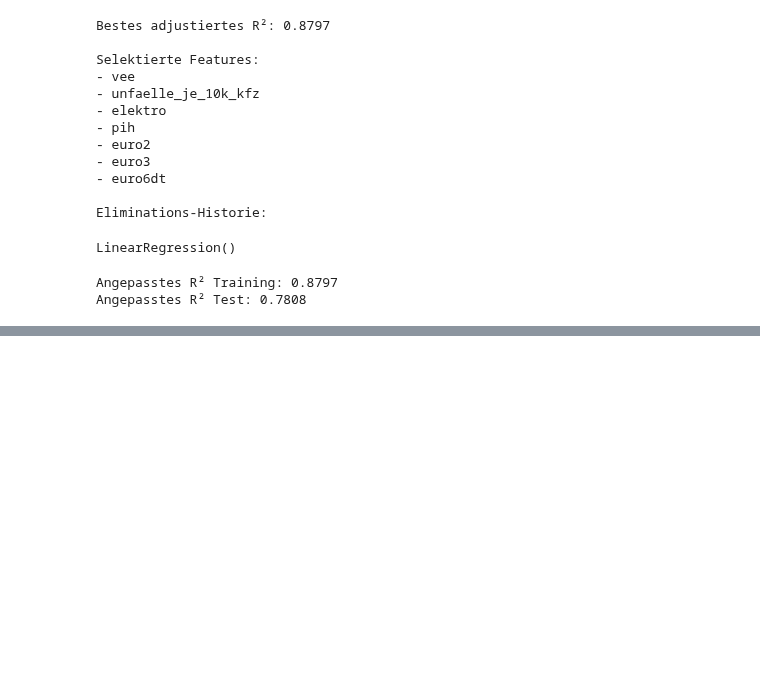
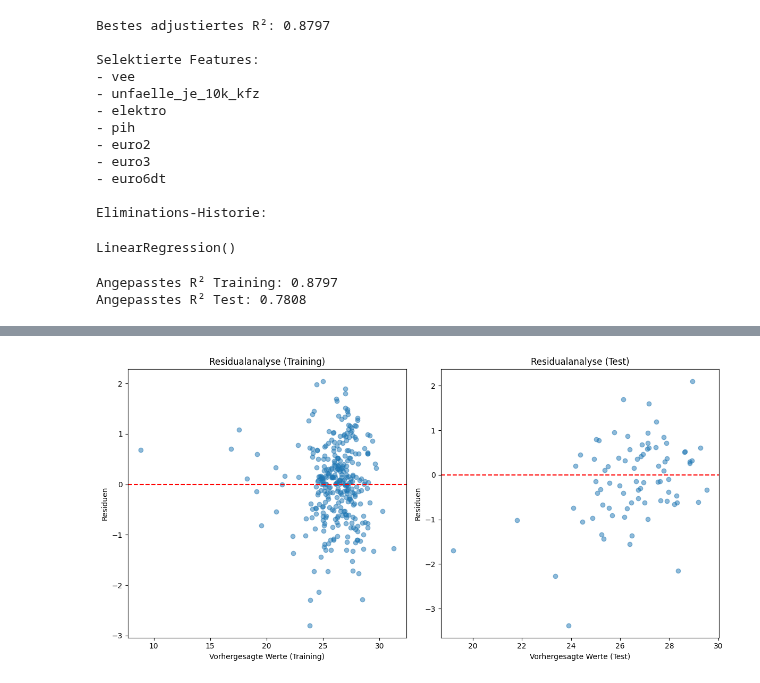
Before and after one commit to mn086/project, a Jupyter notebook: notebooks/03_model-building.ipynb, the cells around one changed output, grey strips where cells are left out. Drawn from its saved outputs; the diff is of its cells as text; code cells hidden in the pictures; blank space fills up the shorter version.

Commit message:
Kreuzvalidierung und Residualanalyse

```diff
--- a/notebooks/03_model-building.ipynb
+++ b/notebooks/03_model-building.ipynb
@@ -373,0 +376,31 @@ def plot_regression_and_residuals(X_train, y_train, model):
+# %%
+# Beispiel für Residualanalyse:
+import matplotlib.pyplot as plt
+
+# Residuen berechnen
+y_train_pred = regr.predict(X_train_filtered)
+y_test_pred = regr.predict(X_test_filtered)
+residuals_train = y_train_filtered - y_train_pred
+residuals_test = y_test_filtered - y_test_pred
+
+# Residuen plotten
+plt.figure(figsize=(12, 6))
+
+plt.subplot(1, 2, 1)
+plt.scatter(y_train_pred, residuals_train, alpha=0.5)
+plt.axhline(y=0, color='r', linestyle='--')
+plt.xlabel('Vorhergesagte Werte (Training)')
+plt.ylabel('Residuen')
+plt.title('Residualanalyse (Training)')
+
+plt.subplot(1, 2, 2)
+plt.scatter(y_test_pred, residuals_test, alpha=0.5)
+plt.axhline(y=0, color='r', linestyle='--')
+plt.xlabel('Vorhergesagte Werte (Test)')
+plt.ylabel('Residuen')
+plt.title('Residualanalyse (Test)')
+
+plt.tight_layout()
+plt.show()
+# %% [output]
+[figure, added]
```
Also changed, not shown: parts of 11 cells of this notebook.
